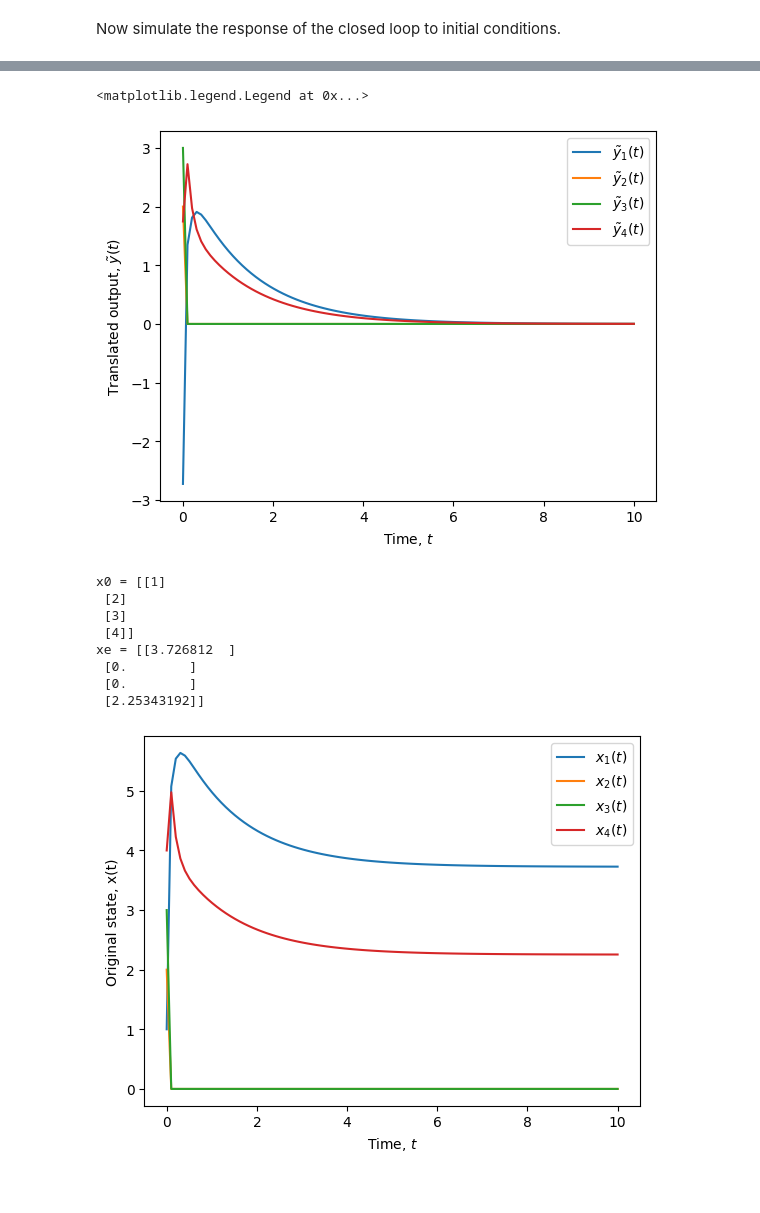
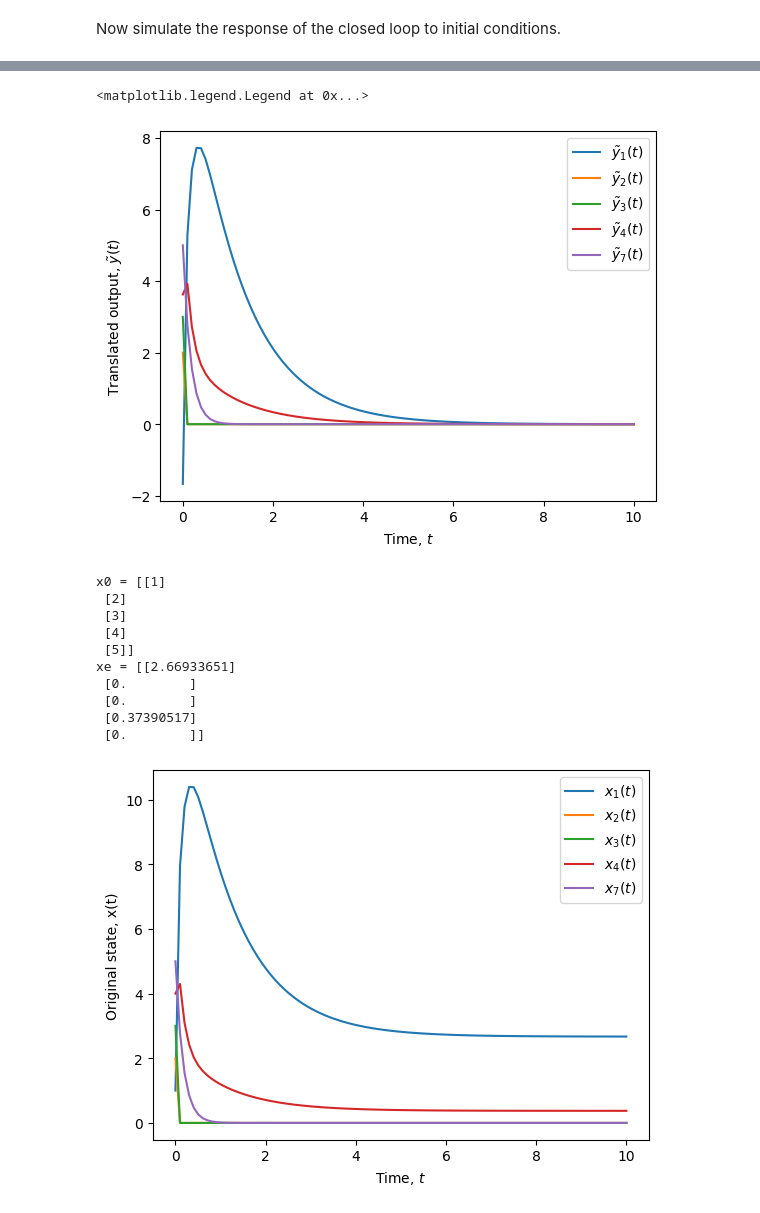
Before and after one commit to ciroresearch/CarboNet, a Jupyter notebook: FullStateFdbk_arbitraryRates.ipynb, the cells around one changed output, grey strips where cells are left out. Drawn from its saved outputs; the diff is of its cells as text; code cells hidden in the pictures.

```diff
--- a/FullStateFdbk_arbitraryRates.ipynb
+++ b/FullStateFdbk_arbitraryRates.ipynb
@@ -37,6 +33,7 @@ Successfully installed control-0.10.1
 
 n_q = 15
 n_h = 7
+n_p = 2
 min_rate_constant = 1
 max_rate_constant = 10
 
@@ -44,30 +41,35 @@ a_41 = np.random.uniform(min_rate_constant, max_rate_constant)
 a_12 = np.random.uniform(min_rate_constant, max_rate_constant)
 a_13 = np.random.uniform(min_rate_constant, max_rate_constant)
 a_14 = np.random.uniform(min_rate_constant, max_rate_constant)
+a_17 = np.random.uniform(min_rate_constant, max_rate_constant)
 a_42 = np.random.uniform(min_rate_constant, max_rate_constant)
 a_22 = np.random.uniform(min_rate_constant, max_rate_constant)
 a_43 = np.random.uniform(min_rate_constant, max_rate_constant)
 a_33 = np.random.uniform(min_rate_constant, max_rate_constant)
+a_47 = np.random.uniform(min_rate_constant, max_rate_constant)
+a_77 = np.random.uniform(min_rate_constant, max_rate_constant)
 
 # Constraints from the set-point condition (0 = Ax_e + Bv_e):
-if a_22 == n_q*(a_12 + a_42) or a_33 == n_h*(a_13 + a_43):
+if a_22 == n_q*(a_12 + a_42) or a_33 == n_h*(a_13 + a_43) or a_77 == n_p*(a_17 + a_47):
   print("Careful, pair (A, B) may not be stabilizable with these rates.")
 
 
-A = np.array([[-a_41, n_q*a_12, n_h*a_13, a_14],
-              [0, -n_q*(a_12+a_42)+a_22, 0, 0],
-              [0, 0, -n_h*(a_13+a_43)+a_33, 0],
-              [a_41, n_q*a_42, n_h*a_43, -a_14]])
+A = np.array([[-a_41, n_q*a_12, n_h*a_13, a_14, n_p*a_17],
+              [0, -n_q*(a_12+a_42)+a_22, 0, 0, 0],
+              [0, 0, -n_h*(a_13+a_43)+a_33, 0, 0],
+              [a_41, n_q*a_42, n_h*a_43, -a_14, n_p*a_47],
+              [0, 0, 0, 0, -n_p*(a_17+a_47)+a_77]])
 
 B = np.array([[-1],
+              [0],
               [0],
               [0],
               [0]])
 
 
-C = np.identity(4)
+C = np.identity(5)
 
-D = np.zeros((4,1))
+D = np.zeros((5,1))
 
 sys = ct.ss(A, B, C, D) #create LTI system
 
@@ -119,11 +126,13 @@ x1e = np.random.uniform(min_equilibrium, max_equilibrium)
 v_e = 0 # see source paper [2] for the reason of this condition
 x2e = 0 # see source paper [2] for the reason of this condition
 x3e = 0 # see source paper [2] for the reason of this condition
+x7e = 0 # see source paper [2] for the reason of this condition
 x4e = (a_41/a_14)*x1e
 xe = np.array([[x1e],
                [x2e],
                [x3e],
-               [x4e]])
+               [x4e],
+               [x7e]])
 # %%
 # (3) (A, R_1) is observable      NOTE: R_1 is a control design matrix (i.e., it is chosen)
 R_1 = np.identity(n)
@@ -149,21 +158,25 @@ x01 = 1
 x02 = 2
 x03 = 3
 x04 = 4
+x07 = 5
 x0 = np.array([[x01],
               [x02],
               [x03],
-              [x04]])
+              [x04],
+               [x07]])
 # %%
 # Set the translated initial conditions (this is step (6)):
 x_tilde_01 = x01 - x1e  # translated state because the control library used here expects a system of the form x_dot = Ax, whereas equation (32) of Nersesov et al. is of the form x_dot = A(x - x_e)
 x_tilde_02 = x02 - x2e
 x_tilde_03 = x03 - x3e
 x_tilde_04 = x04 - x4e
+x_tilde_07 = x07 - x7e
 
 x_tilde_0 = np.array([[x_tilde_01],
               [x_tilde_02],
               [x_tilde_03],
-              [x_tilde_04]])
+              [x_tilde_04],
+              [x_tilde_07]])
 
 print("x0 =", x0)
 print("x_tilde_0 =", x_tilde_0)
@@ -179,7 +192,7 @@ TimeResponseData = ct.initial_response(sys_closedLoop, SimulationTime, x_tilde_0
 plt.plot(TimeResponseData.time, TimeResponseData.states.T) # covergence to origin corresponds to convergence to x_e because x_tilde(t) = x(t) - x_e
 plt.xlabel(r'Time, $t$')
 plt.ylabel(r'Translated state, $\tilde{x}(t)$')
-plt.legend([r'$\tilde{x}_1(t)$', r'$\tilde{x}_2(t)$', r'$\tilde{x}_3(t)$', r'$\tilde{x}_4(t)$'])
+plt.legend([r'$\tilde{x}_1(t)$', r'$\tilde{x}_2(t)$', r'$\tilde{x}_3(t)$', r'$\tilde{x}_4(t)$', r'$\tilde{x}_7(t)$'])
 # %% [output]
 x0 = [[1]
  [2]
@@ -197,38 +212,42 @@ x_tilde_0 = [[-2.726812  ]
 plt.plot(TimeResponseData.time, TimeResponseData.outputs.T)
 plt.xlabel(r'Time, $t$')
 plt.ylabel(r'Translated output, $\tilde{y}(t)$')
-plt.legend([r'$\tilde{y}_1(t)$', r'$\tilde{y}_2(t)$', r'$\tilde{y}_3(t)$', r'$\tilde{y}_4(t)$'])
+plt.legend([r'$\tilde{y}_1(t)$', r'$\tilde{y}_2(t)$', r'$\tilde{y}_3(t)$', r'$\tilde{y}_4(t)$', r'$\tilde{y}_7(t)$'])
 # %% [output]
 <matplotlib.legend.Legend at 0x...>
-[figure, old version]
+[figure, new version]
 # %%
 # Recover and plot the original states, i.e., not translated (this is step (8)):
 x_tilde = TimeResponseData.states
 
 x1 = x_tilde[0] + x1e
 x2 = x_tilde[1] + x2e
 x3 = x_tilde[2] + x3e
 x4 = x_tilde[3] + x4e
+x7 = x_tilde[4] + x7e
 plt.plot(TimeResponseData.time, x1)
 plt.plot(TimeResponseData.time, x2)
 plt.plot(TimeResponseData.time, x3)
 plt.plot(TimeResponseData.time, x4)
+plt.plot(TimeResponseData.time, x7)
 plt.xlabel(r'Time, $t$')
 plt.ylabel('Original state, x(t)')
-plt.legend([r'$x_1(t)$', '$x_2(t)$', '$x_3(t)$', '$x_4(t)$'])
+plt.legend([r'$x_1(t)$', '$x_2(t)$', '$x_3(t)$', '$x_4(t)$', '$x_7(t)$'])
 
 print("x0 =", x0) # original initial conditions
 print("xe =", xe)
 # %% [output]
 x0 = [[1]
  [2]
  [3]
- [4]]
-xe = [[3.726812  ]
+ [4]
+ [5]]
+xe = [[2.66933651]
  [0.        ]
  [0.        ]
- [2.25343192]]
+ [0.37390517]
+ [0.        ]]
-[figure, old version]
+[figure, new version]
 # %%
 # Plot u(t) = K*(y - C*x_e) + v_e (this is step (9)):
 u = -1000*np.ones(len(TimeResponseData.time))
```
Also changed, not shown: parts of 6 cells of this notebook, 6 other files.
